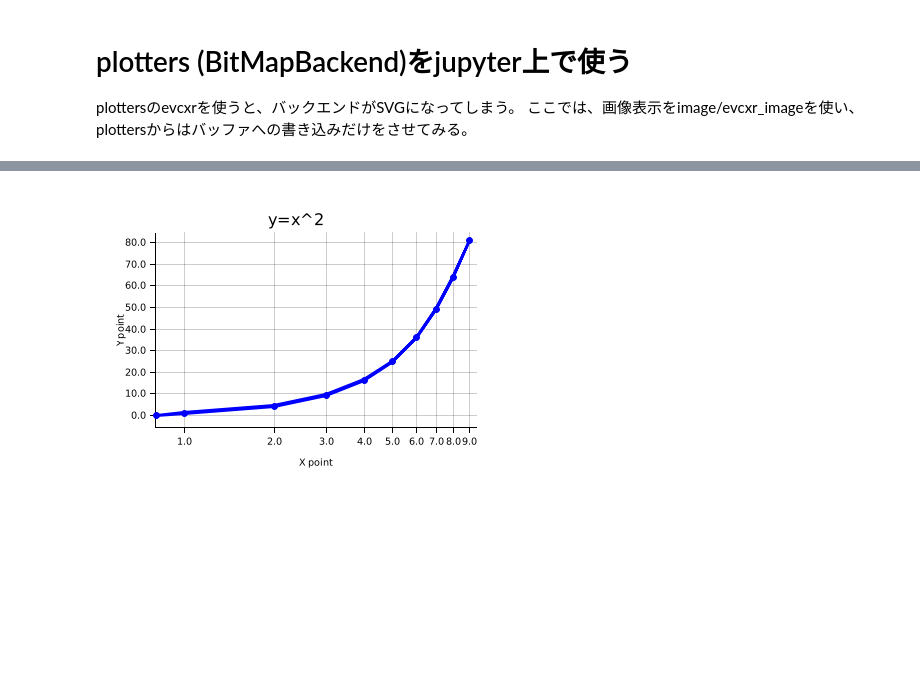
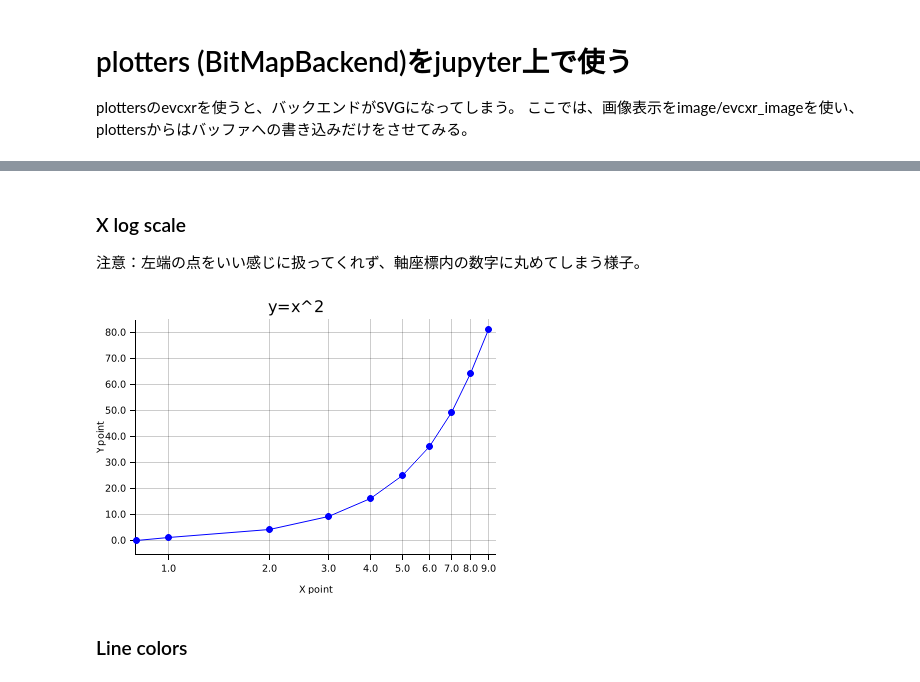
Before and after one commit to dskkato/plotters-demo, a Jupyter notebook: rust-bitmapbackend.ipynb, the cells around one changed output, grey strips where cells are left out. Drawn from its saved outputs; the diff is of its cells as text; code cells hidden in the pictures; blank space fills up the shorter version.

```diff
--- a/rust-bitmapbackend.ipynb
+++ b/rust-bitmapbackend.ipynb
@@ -227,3 +271,6 @@ canvas
+# %% [markdown]
+### X log scale
+注意：左端の点をいい感じに扱ってくれず、軸座標内の数字に丸めてしまう様子。
 # %%
 let (width, height) = (400, 300);
 let mut canvas = RgbImage::new(width, height);
@@ -235,42 +282,40 @@ let mut canvas = RgbImage::new(width, height);
         BitMapBackend::<RGBPixel>::with_buffer_and_format(buf.as_mut_slice(), (width, height))?
         .into_drawing_area();
     root.fill(&WHITE);
-
-    // ラベル文字が切れないように適当なmarginを設定しておく
-    // marginの大きさは対象の描画領域に依存することに注意
-    let root = root.margin(20, 20, 20, 20);
 
     let mut chart = ChartBuilder::on(&root)
         .caption("y=x^2", ("Arial", 20).into_font())
         .x_label_area_size(40)  // x軸ラベルの表示領域を用意しておく。
         .y_label_area_size(40)  // y軸ラベルの表示領域を用意しておく。
         .build_cartesian_2d(
             (0.8f32..9.5f32)  // 対数軸でマイナスの値があると無視される？
             .log_scale(),
             // .with_key_points(vec![1f32, 10f32]),
             (-5f32..85f32)
             )?;
 
     chart.configure_mesh()
-        .light_line_style(BLACK.stroke_width(0))  // stroke width 0にminor tickを消す
+        .light_line_style(&TRANSPARENT)  // minor tickを消す
         .x_desc("X point")
         .y_desc("Y point")
         .draw()?;        // draw ticks
 
     chart.draw_series(
         LineSeries::new(
             points.iter().map(|v| (v.0, v.1) ),
-            BLUE.stroke_width(3))
+            &BLUE)
     )?;
 
     chart.draw_series(points.iter().map(|v|
         Circle::new(
             (v.0, v.1),
             3,
             BLUE.filled()
         )
     ));
 }
 canvas
 # %% [output]
-[figure, old version]
+[figure, new version]
+# %% [markdown]
+### Line colors
```
Also changed, not shown: parts of 22 cells of this notebook, 3 other files.
